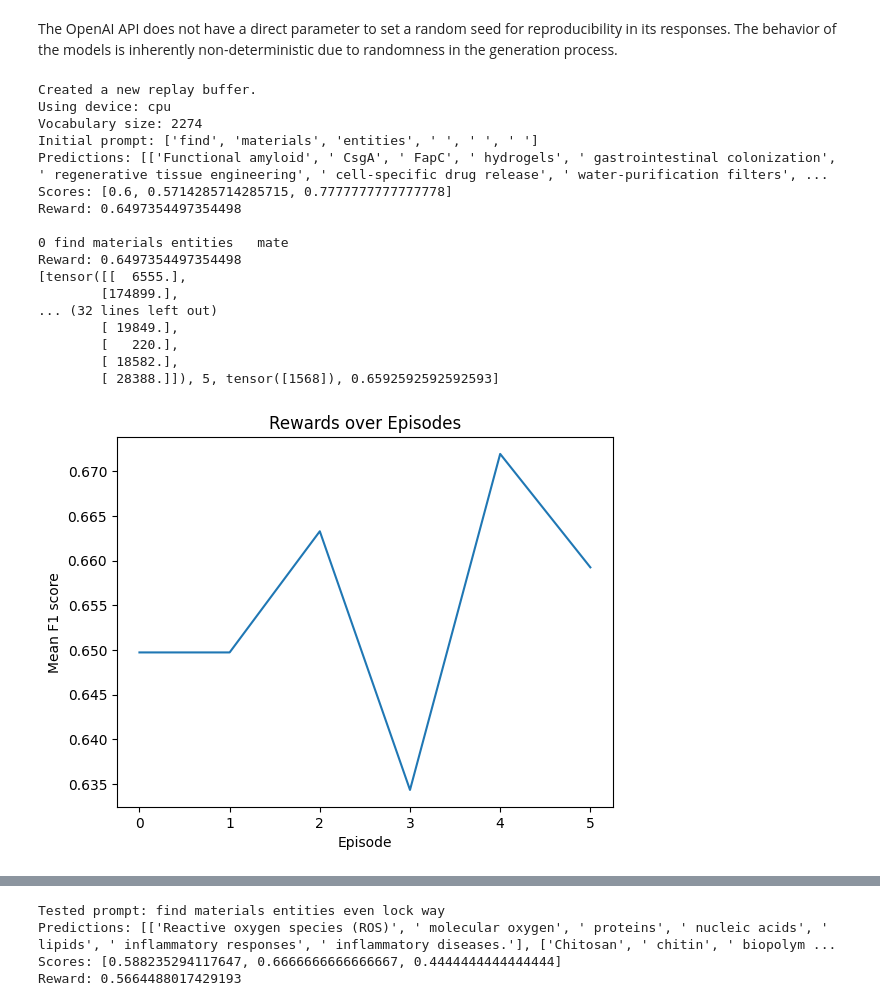
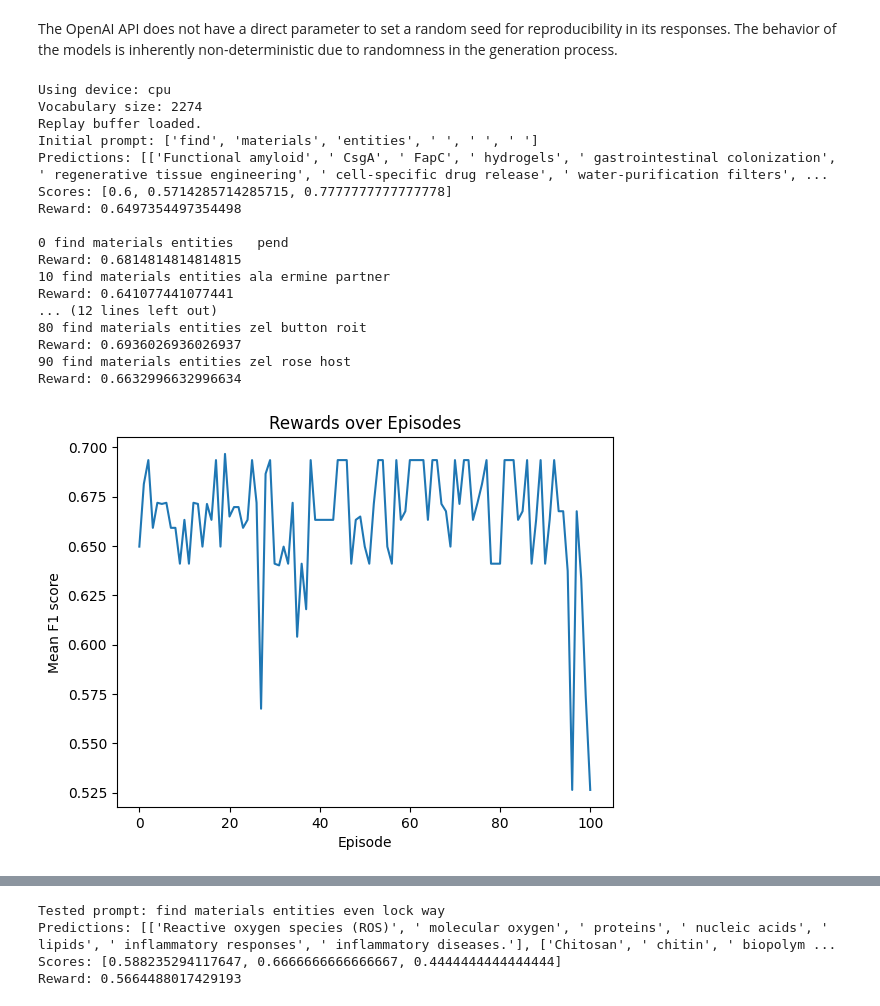
Before and after one commit to BOWENmeZHENG/RL, a Jupyter notebook: train.ipynb, the cells around one changed output, grey strips where cells are left out. Saved outputs shown, nothing was run; the diff lists cells and outputs as text; code cells hidden in the pictures.

Commit message:
Experience replay starts

```diff
--- a/train.ipynb
+++ b/train.ipynb
@@ -41,44 +41,44 @@ The OpenAI API does not have a direct parameter to set a random seed for reprodu
 # %%
 V_SIZE = 50000
 WORD_LEN_MIN = 3
-EPOCHS = 5
+EPOCHS = 100
 PROMPT_INIT = ["find", "materials", "entities", " ", " ", " "] # "Find entities for materials and devices"
 FIXED_IDS = [0, 1, 2]
-REPLAY = None
+REPLAY = "replay_buffer_try"
 LRs = [0.01, 1e-4]
 HIDDENs = [64, 1024]
-SEED = 1234
+SEED = 709
 EXP_ID = 4
-PRINT_INTERVAL = 1
+PRINT_INTERVAL = 10
 SAVE = False
 PLOT = True
 DATASET = "biomaterials"
 
 PROMPTS, PREDICTIONS, SCORES, REWARDS = rl.do_training(
     prompt_init=PROMPT_INIT, fixed_ids=FIXED_IDS, replay=REPLAY, epochs=EPOCHS, learning_rates=LRs,
     v_size=V_SIZE, word_len_min=WORD_LEN_MIN, hiddens=HIDDENs, seed=SEED,
     exp_id=EXP_ID, print_interval=PRINT_INTERVAL, save_results=SAVE, plot=PLOT,
     client=OpenAI(api_key=config["OPENAI_API_KEY"]), dataset=DATASET
     )
 # %% [output]
-Created a new replay buffer.
 Using device: cpu
 Vocabulary size: 2274
+Replay buffer loaded.
 Initial prompt: ['find', 'materials', 'entities', ' ', ' ', ' ']
 Predictions: [['Functional amyloid', ' CsgA', ' FapC', ' hydrogels', ' gastrointestinal colonization', ' regenerative tissue engineering', ' cell-specific drug release', ' water-purification filters', ...
 Scores: [0.6, 0.5714285714285715, 0.7777777777777778]
 Reward: 0.6497354497354498
 
-0 find materials entities   mate
-Reward: 0.6497354497354498
-[tensor([[  6555.],
-        [174899.],
-... (32 lines left out)
-        [ 19849.],
-        [   220.],
-        [ 18582.],
-        [ 28388.]]), 5, tensor([1568]), 0.6592592592592593]
+0 find materials entities   pend
+Reward: 0.6814814814814815
+10 find materials entities ala ermine partner
+Reward: 0.641077441077441
+... (12 lines left out)
+80 find materials entities zel button roit
+Reward: 0.6936026936026937
+90 find materials entities zel rose host
+Reward: 0.6632996632996634
-[figure, old version]
+[figure, new version]
 # %%
 import pickle
 with open("replay_buffer_try.pkl", 'rb') as f:
```
Also changed, not shown: parts of 1 cell of this notebook, 1 other file.
